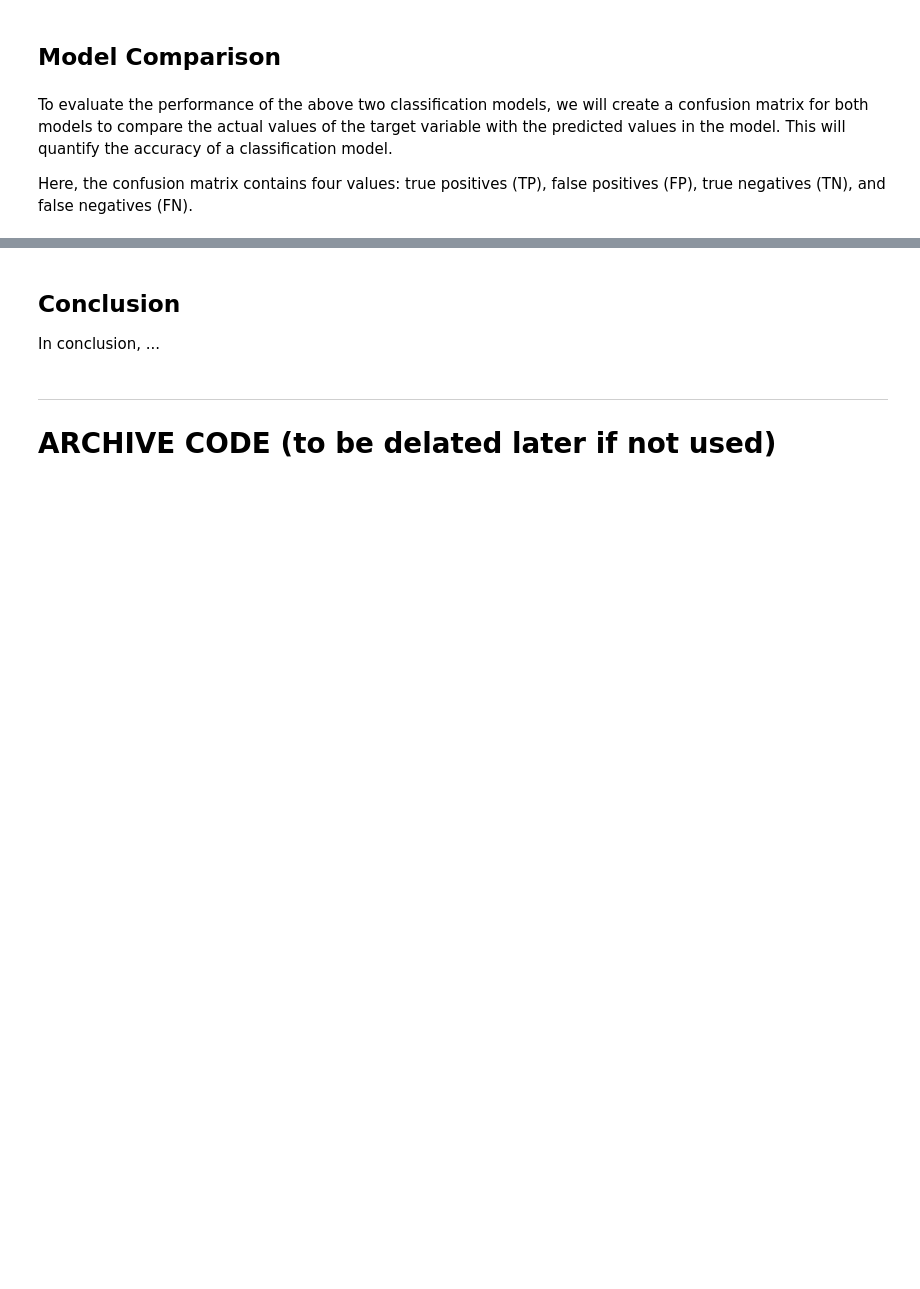
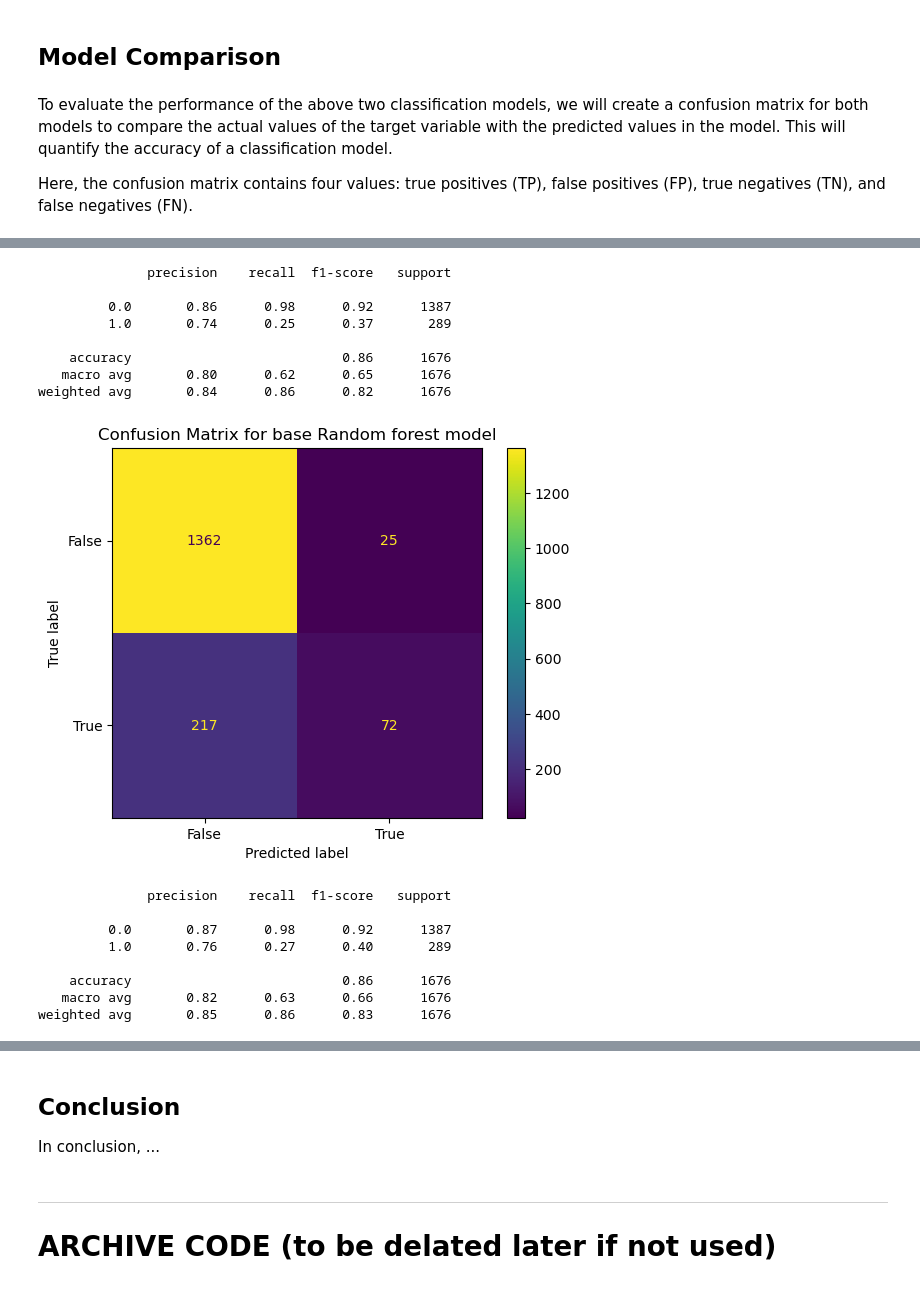
Before and after one commit to luukkass/project01, a Jupyter notebook: project01.ipynb, the cells around one changed output, grey strips where cells are left out. Cells and saved outputs as stored; diff of their text form; code cells hidden in the pictures; blank space fills up the shorter version.

```diff
--- a/project01.ipynb
+++ b/project01.ipynb
@@ -296,7 +293,7 @@ rf = RandomForestClassifier(n_estimators=100, random_state=random_seed)
 rf.fit(X_train, y_train)
 
 # Make predictions on the test data
-y_pred = rf.predict(X_test)
+forest_pred = rf.predict(X_test)
 
 # Evaluate the accuracy of the model
 accuracy = accuracy_score(y_test, y_pred)
@@ -320,7 +317,7 @@ parameters = {"max_depth": [5, 10, 15]}
 # Create grid search
 forest_cv = GridSearchCV(rf, parameters, cv=5)
 forest_cv.fit(X_train, y_train)
-forest_pred = forest_cv.predict(X_test)
+forest_cv_pred = forest_cv.predict(X_test)
 # Get best parameters
 forest_cv.best_params_
 
@@ -396,0 +413,38 @@ weighted avg       0.85      0.86      0.83      1676
+# %%
+# Confusion Matrix for Random Forest
+print(classification_report(y_test, forest_pred))
+cm = confusion_matrix(y_test, forest_pred)
+
+cm_display = metrics.ConfusionMatrixDisplay(confusion_matrix = cm, display_labels = [False, True])
+
+cm_display.plot()
+plt.title("Confusion Matrix for base Random forest model")
+plt.show()
+
+#Confusion Matrix for Random forest after metaparameter tuning
+print(classification_report(y_test, forest_cv_pred))
+cm_cv = confusion_matrix(y_test, forest_cv_pred)
+
+cm_display = metrics.ConfusionMatrixDisplay(confusion_matrix = cm_cv, display_labels = [False, True])
+
+cm_display.plot()
+plt.title("Confusion Matrix for tuned RF model")
+plt.show()
+# %% [output]
+              precision    recall  f1-score   support
+
+         0.0       0.86      0.98      0.92      1387
+         1.0       0.74      0.25      0.37       289
+
+    accuracy                           0.86      1676
+   macro avg       0.80      0.62      0.65      1676
+weighted avg       0.84      0.86      0.82      1676
+[figure, added]
+              precision    recall  f1-score   support
+
+         0.0       0.87      0.98      0.92      1387
+         1.0       0.76      0.27      0.40       289
+
+    accuracy                           0.86      1676
+   macro avg       0.82      0.63      0.66      1676
+weighted avg       0.85      0.86      0.83      1676
```
Also changed, not shown: parts of 13 cells of this notebook.
